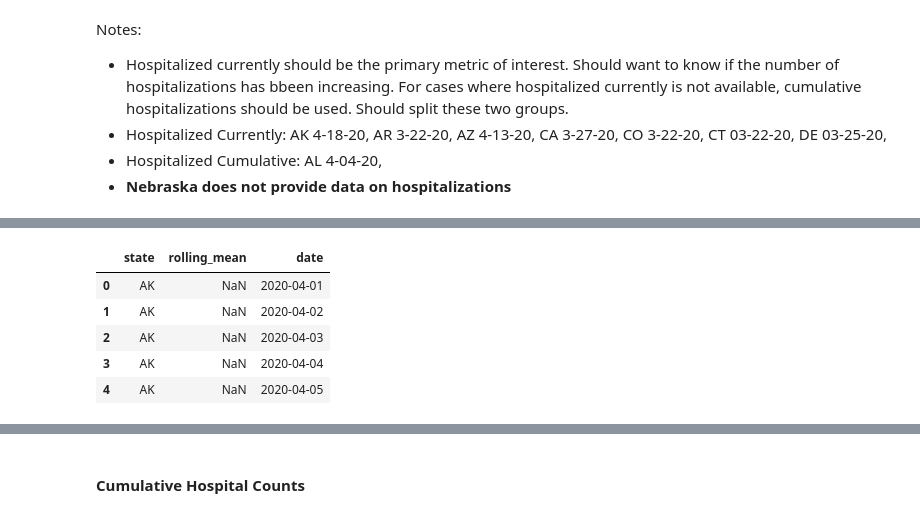
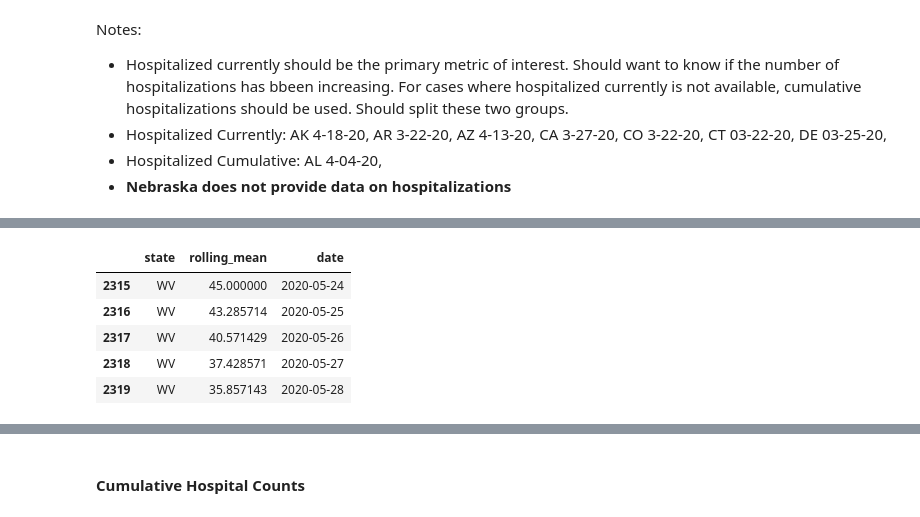
Before and after one commit to jdemeo/SARS-CoV-2, a Jupyter notebook: notebooks/hospitalization_numbers.ipynb, the cells around one changed output, grey strips where cells are left out. Cells and saved outputs as stored; diff of their text form; code cells hidden in the pictures.

```diff
--- a/notebooks/hospitalization_numbers.ipynb
+++ b/notebooks/hospitalization_numbers.ipynb
@@ -85,22 +88,22 @@ temp.tail()
 # %%
 # Calculate rolling average
 temp_dates = temp['date'].values
 grouped_rolling = (
     temp.groupby('state')['hospitalizedCurrently']
     .rolling(7, axis=0).mean()
     .reset_index()
     .rename(columns={'hospitalizedCurrently': 'rolling_mean'})
     .drop(columns=['level_1'])
 )
 grouped_rolling['date'] = temp_dates
-grouped_rolling.head()
+grouped_rolling.tail()
 # %% [output]
 |  | state | rolling_mean | date |
-| 0 | AK | NaN | 2020-04-01 |
-| 1 | AK | NaN | 2020-04-02 |
-| 2 | AK | NaN | 2020-04-03 |
-| 3 | AK | NaN | 2020-04-04 |
-| 4 | AK | NaN | 2020-04-05 |
+| 2315 | WV | 45.000000 | 2020-05-24 |
+| 2316 | WV | 43.285714 | 2020-05-25 |
+| 2317 | WV | 40.571429 | 2020-05-26 |
+| 2318 | WV | 37.428571 | 2020-05-27 |
+| 2319 | WV | 35.857143 | 2020-05-28 |
 # %%
 # Combined
 temp = temp.merge(
```
Also changed, not shown: parts of 8 cells of this notebook.
